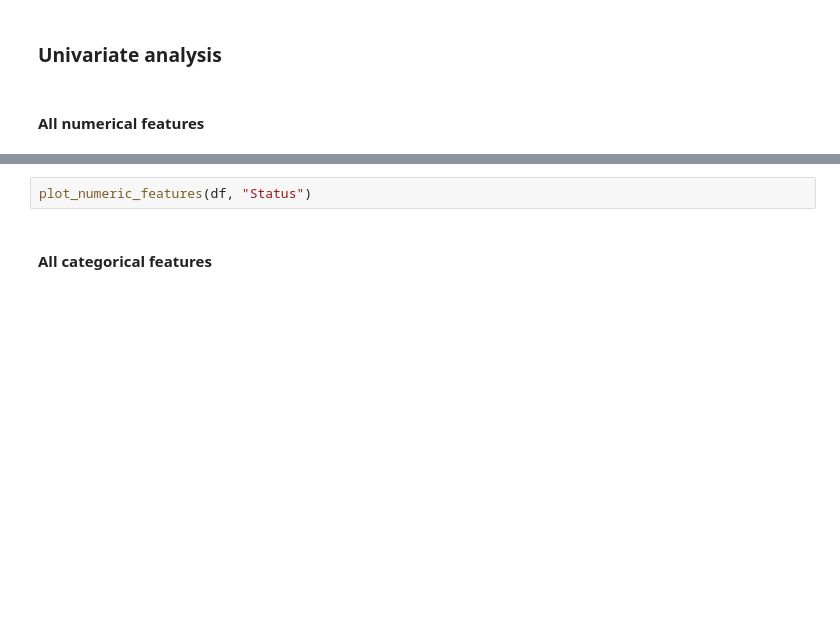
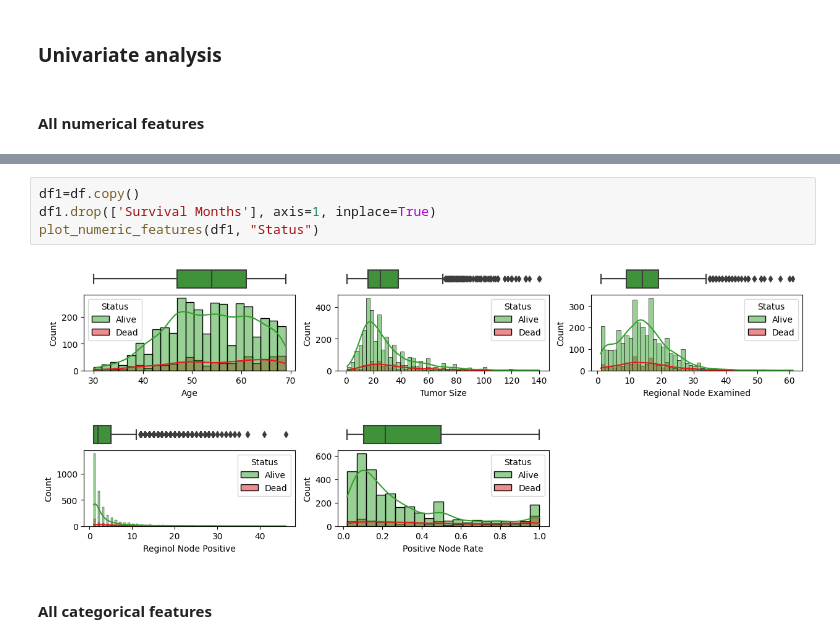
Before and after one commit to rolandina/breast-cancer-prediction-fastapi, a Jupyter notebook: notebooks/EDA.ipynb, the cells around one changed output, grey strips where cells are left out. Cells and saved outputs as stored; diff of their text form; blank space fills up the shorter version.

```diff
--- a/notebooks/EDA.ipynb
+++ b/notebooks/EDA.ipynb
@@ -277,7 +344,11 @@ def plot_numeric_features(df, target, max_num_classes = 5):
     else:
         print('There are no numerical features in your dataset')
 # %%
-plot_numeric_features(df, "Status")
+df1=df.copy()
+df1.drop(['Survival Months'], axis=1, inplace=True)
+plot_numeric_features(df1, "Status")
+# %% [output]
+[figure, added]
 # %% [markdown]
 #### All categorical features
 # %%
```
Also changed, not shown: parts of 63 cells of this notebook, 5 other files.
